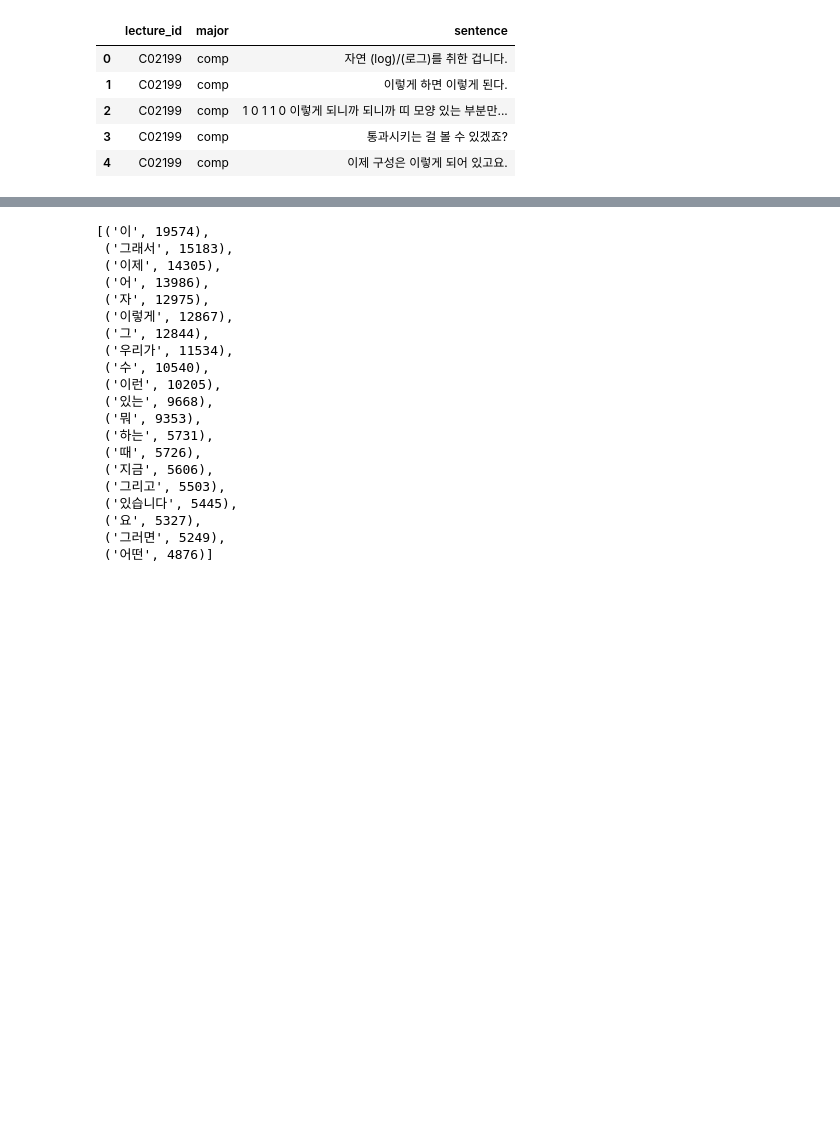
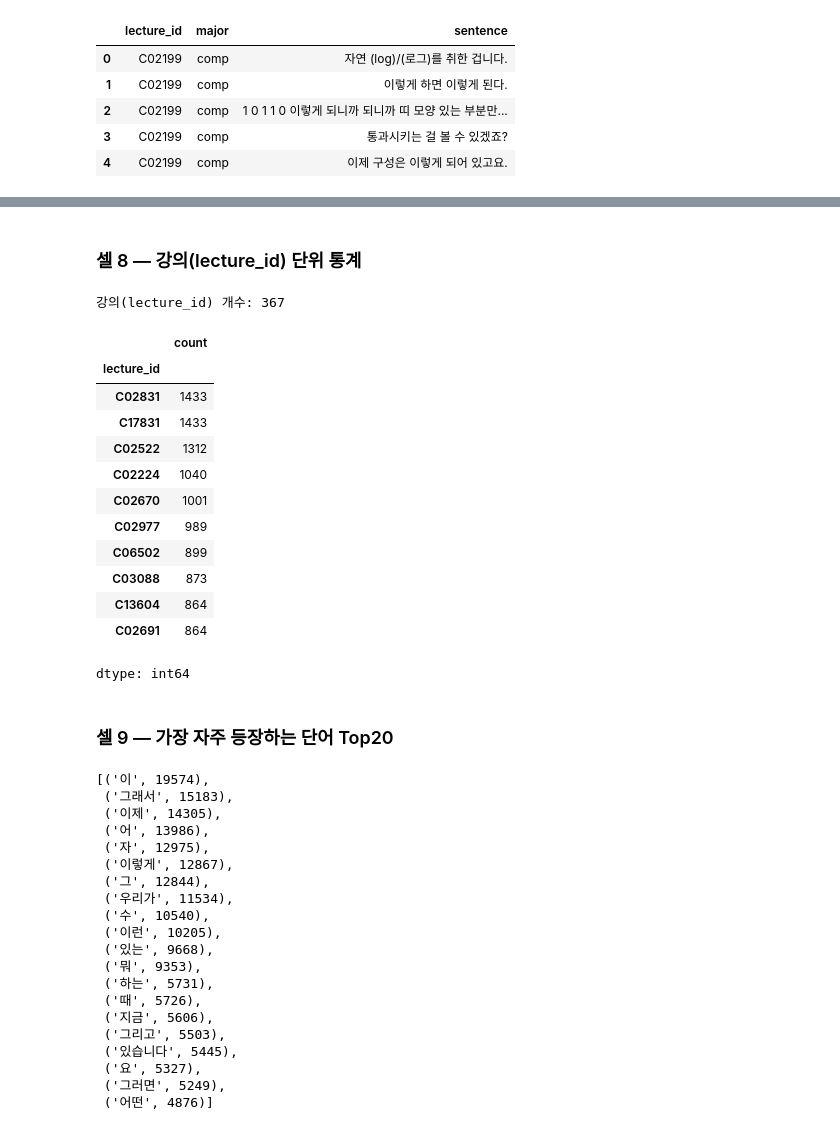
Before and after one commit to hufs24lsh/HUFS-LAI-ML-2025-2, a Jupyter notebook: submissions/202403582/assignment4/data_analysis.ipynb, the cells around one changed output, grey strips where cells are left out. Cells and saved outputs as stored; diff of their text form; code cells hidden in the pictures; blank space fills up the shorter version.

```diff
--- a/submissions/202403582/assignment4/data_analysis.ipynb
+++ b/submissions/202403582/assignment4/data_analysis.ipynb
@@ -119 +119,26 @@ plt.show()
+# %% [markdown]
+### 셀 8 — 강의(lecture_id) 단위 통계
+# %%
+n_lectures = df["lecture_id"].nunique()
+print("강의(lecture_id) 개수:", n_lectures)
+
+lecture_counts = df["lecture_id"].value_counts()
+lecture_counts.head(10)
+# %% [output]
+강의(lecture_id) 개수: 367
+|  | count |
+| lecture_id |  |
+| C02831 | 1433 |
+| C17831 | 1433 |
+| C02522 | 1312 |
+| C02224 | 1040 |
+| C02670 | 1001 |
+| C02977 | 989 |
+| C06502 | 899 |
+| C03088 | 873 |
+| C13604 | 864 |
+| C02691 | 864 |
+dtype: int64
+# %% [markdown]
+### 셀 9 — 가장 자주 등장하는 단어 Top20
 # %%
```
Also changed, not shown: parts of 22 cells of this notebook.
